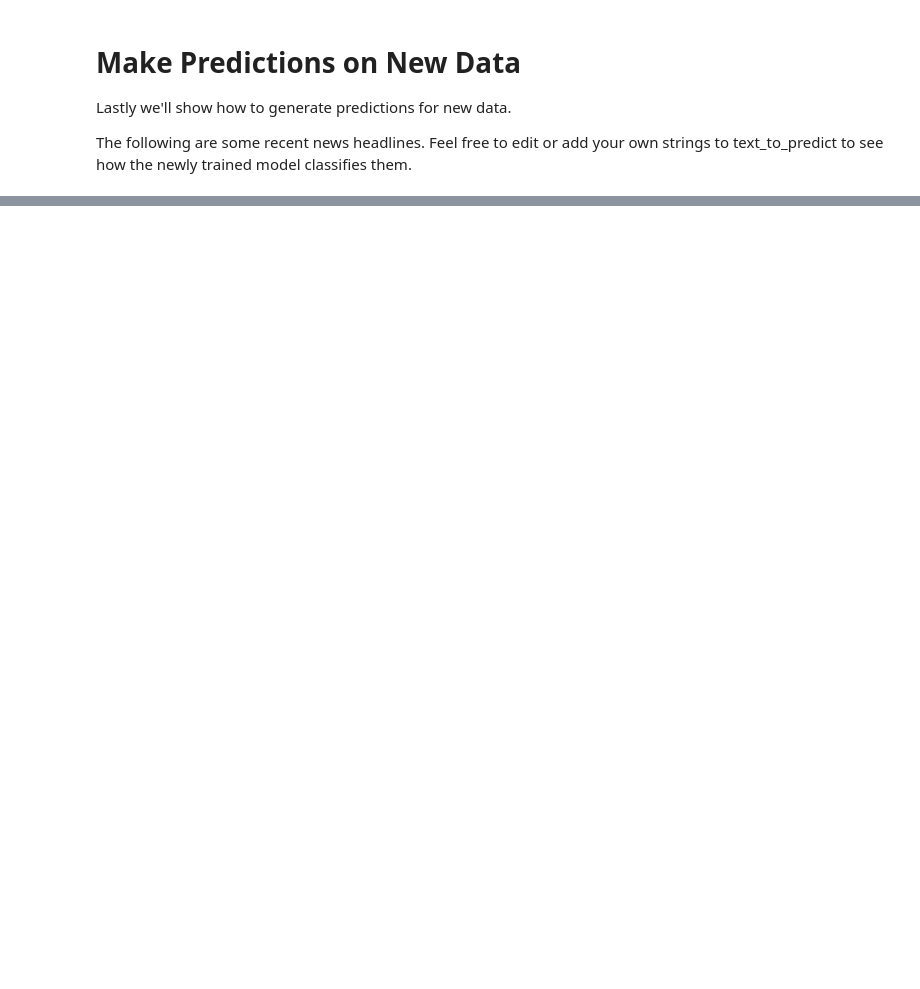
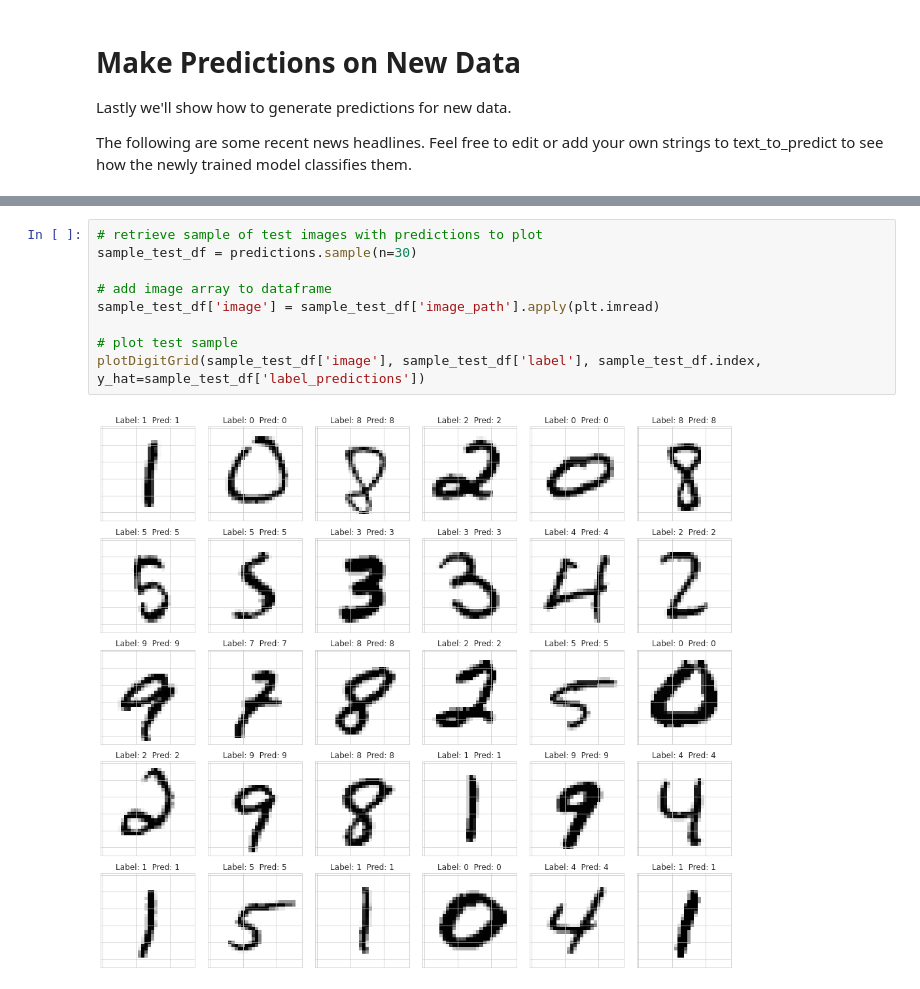
Before and after one commit to ludwig-ai/ludwig-docs, a Jupyter notebook: docs/examples/mnist_colab_notebooks/MNIST_Image_Classification_with_Ludwig_Python_API.ipynb, the cells around one changed output, grey strips where cells are left out. Cells and saved outputs as stored; diff of their text form; blank space fills up the shorter version.

```diff
--- a/docs/examples/mnist_colab_notebooks/MNIST_Image_Classification_with_Ludwig_Python_API.ipynb
+++ b/docs/examples/mnist_colab_notebooks/MNIST_Image_Classification_with_Ludwig_Python_API.ipynb
@@ -252,0 +260,11 @@ Using in_memory = False is not supported with <class 'pandas.core.frame.DataFram
+# %%
+# retrieve sample of test images with predictions to plot
+sample_test_df = predictions.sample(n=30)
+
+# add image array to dataframe
+sample_test_df['image'] = sample_test_df['image_path'].apply(plt.imread)
+
+# plot test sample
+plotDigitGrid(sample_test_df['image'], sample_test_df['label'], sample_test_df.index, y_hat=sample_test_df['label_predictions'])
+# %% [output]
+[figure, added]
```
Also changed, not shown: parts of 5 cells of this notebook.
